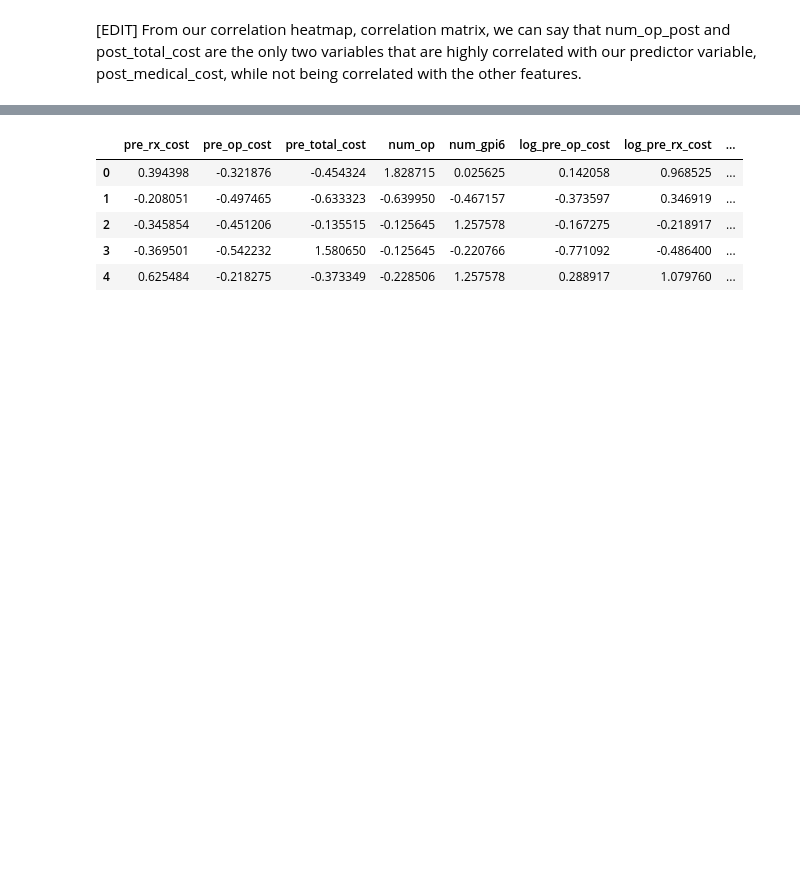
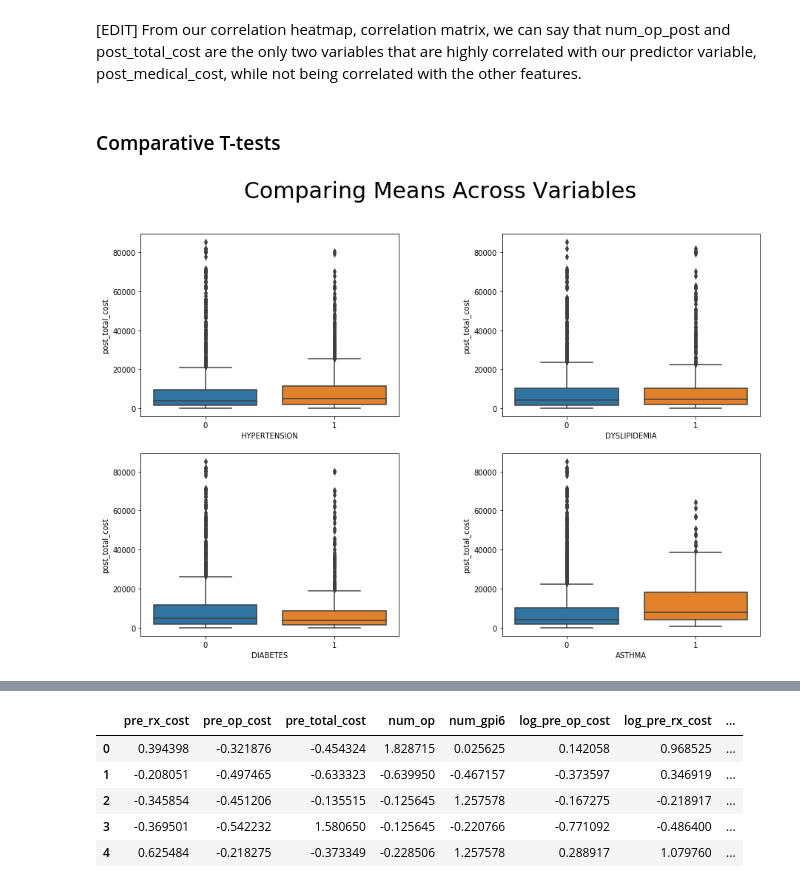
Before and after one commit to edalrami/hccs-final, a Jupyter notebook: Healthcare Final Project - DR.ipynb, the cells around one changed output, grey strips where cells are left out. Drawn from its saved outputs; the diff is of its cells as text; code cells hidden in the pictures; blank space fills up the shorter version.

Commit message:
TOC, T-tests, cleanup, LINE, log transform

```diff
--- a/Healthcare Final Project - DR.ipynb
+++ b/Healthcare Final Project - DR.ipynb
@@ -453,0 +485,18 @@ From our correlation heatmap, correlation matrix, we can say that num_op_post an
+# %% [markdown]
+### Comparative T-tests
+# %%
+# Creating the dataset needed to carry out the comparative t-tests
+eda_data = pd.concat([reg_categorical_vars,data['post_total_cost'] ],axis=1)
+# %%
+# Setting up the plot sizes and stuff
+plt.figure(figsize=(15,10))
+plt.subplots_adjust(left=None, bottom=None, right=None, top=None, wspace=0.4, hspace=None)
+plt.suptitle('Comparing Means Across Variables', fontsize=30)
+
+
+# Looping over 4 diseases and plotting them in the respective subplots
+for dis, i in zip(['HYPERTENSION','DYSLIPIDEMIA', 'DIABETES','ASTHMA'],range(1,5)):
+    plt.subplot(2,2,i)
+    sns.boxplot(x=dis, y='post_total_cost', data=eda_data)
+# %% [output]
+[figure, added]
```
Also changed, not shown: parts of 63 cells of this notebook.
